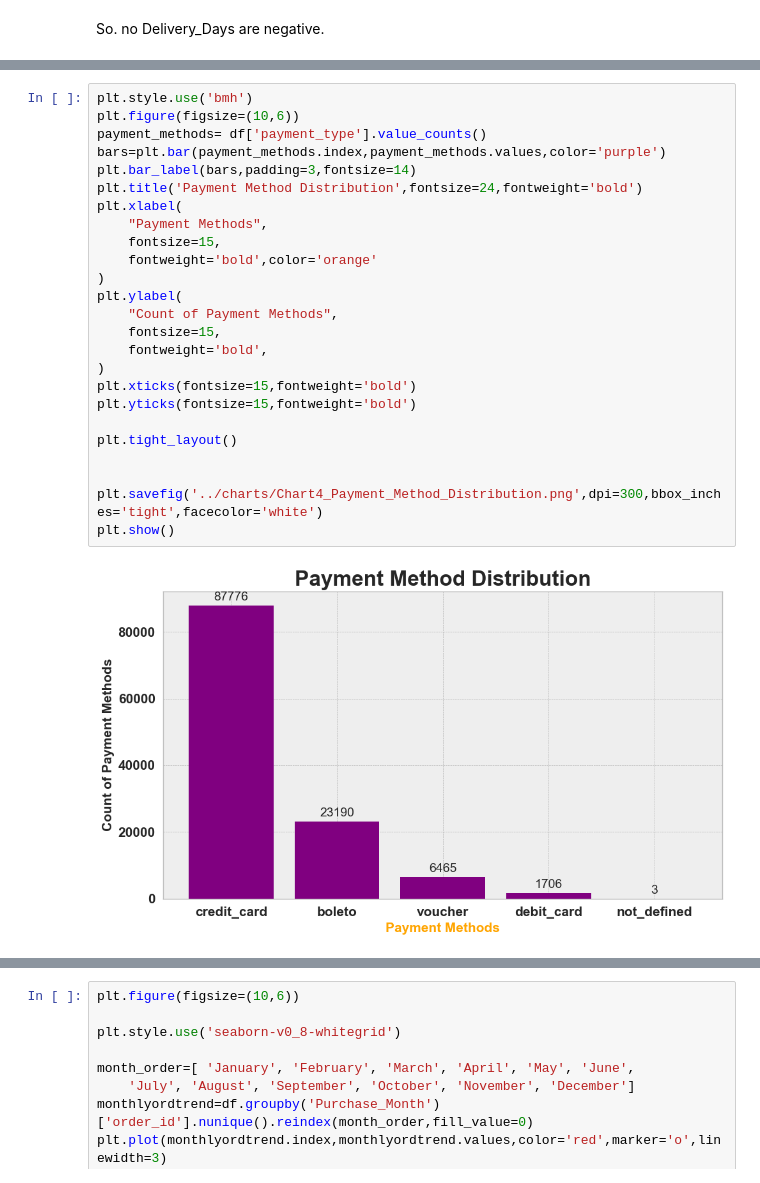
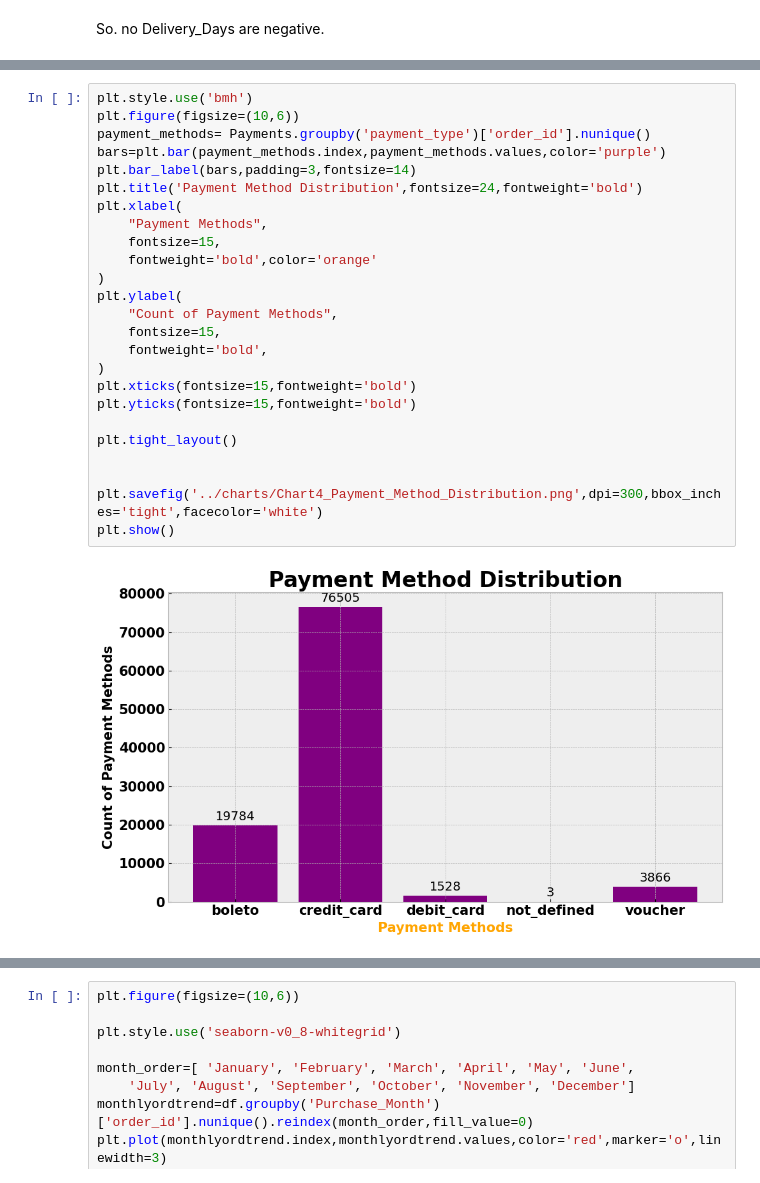
Before and after one commit to NavedAnalytics/brazilian-ecommerce-sales-analytics, a Jupyter notebook: notebook/Brazillian E-Commerce-Sales-Customer-Analytics.ipynb, the cells around one changed output, grey strips where cells are left out. Drawn from its saved outputs; the diff is of its cells as text.

```diff
--- a/notebook/Brazillian E-Commerce-Sales-Customer-Analytics.ipynb
+++ b/notebook/Brazillian E-Commerce-Sales-Customer-Analytics.ipynb
@@ -1021,30 +1056,30 @@ plt.show()
 # %%
 plt.style.use('bmh')
 plt.figure(figsize=(10,6))
-payment_methods= df['payment_type'].value_counts()
+payment_methods= Payments.groupby('payment_type')['order_id'].nunique()
 bars=plt.bar(payment_methods.index,payment_methods.values,color='purple')
 plt.bar_label(bars,padding=3,fontsize=14)
 plt.title('Payment Method Distribution',fontsize=24,fontweight='bold')
 plt.xlabel(
     "Payment Methods",
     fontsize=15,
     fontweight='bold',color='orange'
 )
 plt.ylabel(
     "Count of Payment Methods",
     fontsize=15,
     fontweight='bold',
 )
 plt.xticks(fontsize=15,fontweight='bold')
 plt.yticks(fontsize=15,fontweight='bold')
 
 plt.tight_layout()
 
 
 plt.savefig('../charts/Chart4_Payment_Method_Distribution.png',dpi=300,bbox_inches='tight',facecolor='white')
 plt.show()
 # %% [output]
-[figure, old version]
+[figure, new version]
 # %%
 plt.style.use('seaborn-v0_8-whitegrid')
 plt.figure(figsize=(12,5))
```
Also changed, not shown: parts of 86 cells of this notebook, 23 other files.
